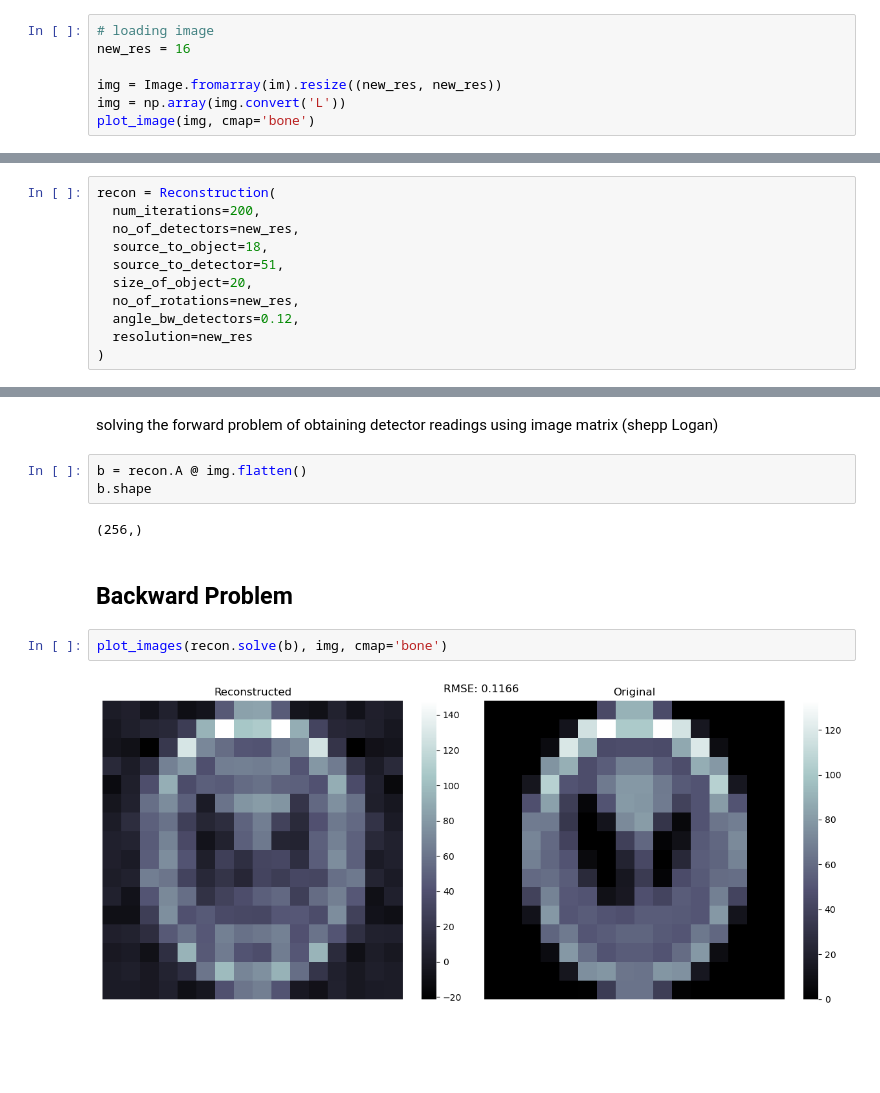
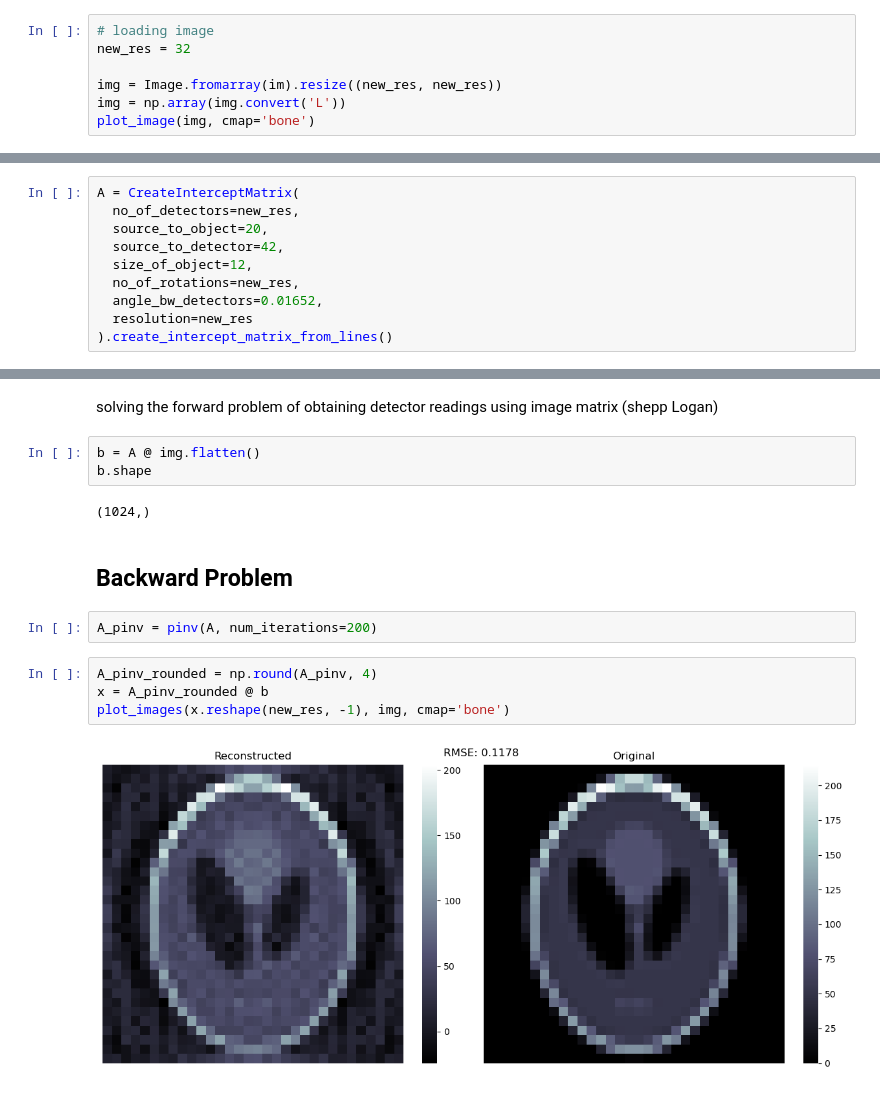
Before and after one commit to aakashks/CT-Reconstruction-2D, a Jupyter notebook: test_notebooks/test_shepp_logan.ipynb, the cells around one changed output, grey strips where cells are left out. Saved outputs shown, nothing was run; the diff lists cells and outputs as text; blank space fills up the shorter version.

```diff
--- a/test_notebooks/test_shepp_logan.ipynb
+++ b/test_notebooks/test_shepp_logan.ipynb
@@ -9,7 +9,7 @@ from PIL import Image
 im = iio.imread('../assets/800px-SheppLogan.png')
 # %%
 # loading image
-new_res = 16
+new_res = 32
 
 img = Image.fromarray(im).resize((new_res, new_res))
 img = np.array(img.convert('L'))
@@ -19,11 +19,10 @@ plot_image(img, cmap='bone')
 # %%
-recon = Reconstruction(
-  num_iterations=200,
+A = CreateInterceptMatrix(
   no_of_detectors=new_res,
-  source_to_object=18,
-  source_to_detector=51,
-  size_of_object=20,
+  source_to_object=20,
+  source_to_detector=42,
+  size_of_object=12,
   no_of_rotations=new_res,
-  angle_bw_detectors=0.12,
+  angle_bw_detectors=0.01652,
   resolution=new_res
-)
+).create_intercept_matrix_from_lines()
@@ -35,13 +31,17 @@ Matrix has Rank = 192
 # %% [markdown]
 solving the forward problem of obtaining detector readings using image matrix (shepp Logan)
 # %%
-b = recon.A @ img.flatten()
+b = A @ img.flatten()
 b.shape
 # %% [output]
-(256,)
+(1024,)
 # %% [markdown]
 ## Backward Problem
+# %%
+A_pinv = pinv(A, num_iterations=200)
 # %%
-plot_images(recon.solve(b), img, cmap='bone')
+A_pinv_rounded = np.round(A_pinv, 4)
+x = A_pinv_rounded @ b
+plot_images(x.reshape(new_res, -1), img, cmap='bone')
 # %% [output]
-[figure, old version]
+[figure, new version]
```
Also changed, not shown: parts of 2 cells of this notebook, 1 other file.
